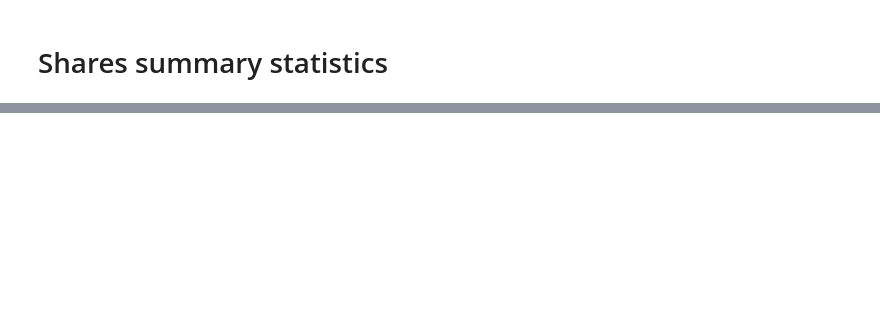
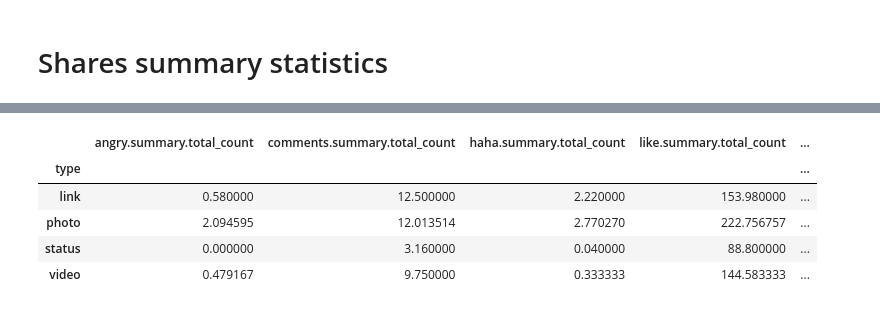
Before and after one commit to mmunkj15/TUNA_2020_Munkhbat_Research, a Jupyter notebook: Munkhbat_Summer_Research.ipynb, the cells around one changed output, grey strips where cells are left out. Saved outputs shown, nothing was run; the diff lists cells and outputs as text; code cells hidden in the pictures; blank space fills up the shorter version.

```diff
--- a/Munkhbat_Summer_Research.ipynb
+++ b/Munkhbat_Summer_Research.ipynb
@@ -108,0 +159,9 @@ table_c = pd.pivot_table(zuwhun_reaction,values = ['shares.count','comments.summ
+# %%
+table_c
+# %% [output]
+|  | angry.summary.total_count | comments.summary.total_count | haha.summary.total_count | like.summary.total_count | ... |
+| type |  |  |  |  | ... |
+| link | 0.580000 | 12.500000 | 2.220000 | 153.980000 | ... |
+| photo | 2.094595 | 12.013514 | 2.770270 | 222.756757 | ... |
+| status | 0.000000 | 3.160000 | 0.040000 | 88.800000 | ... |
+| video | 0.479167 | 9.750000 | 0.333333 | 144.583333 | ... |
```
Also changed, not shown: parts of 13 cells of this notebook.
